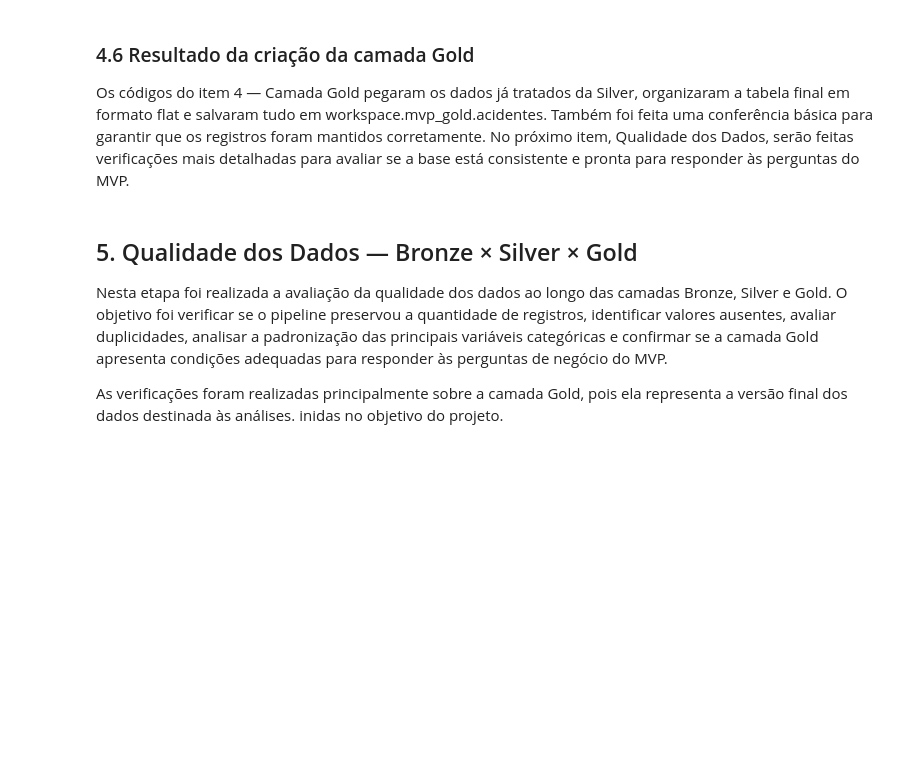
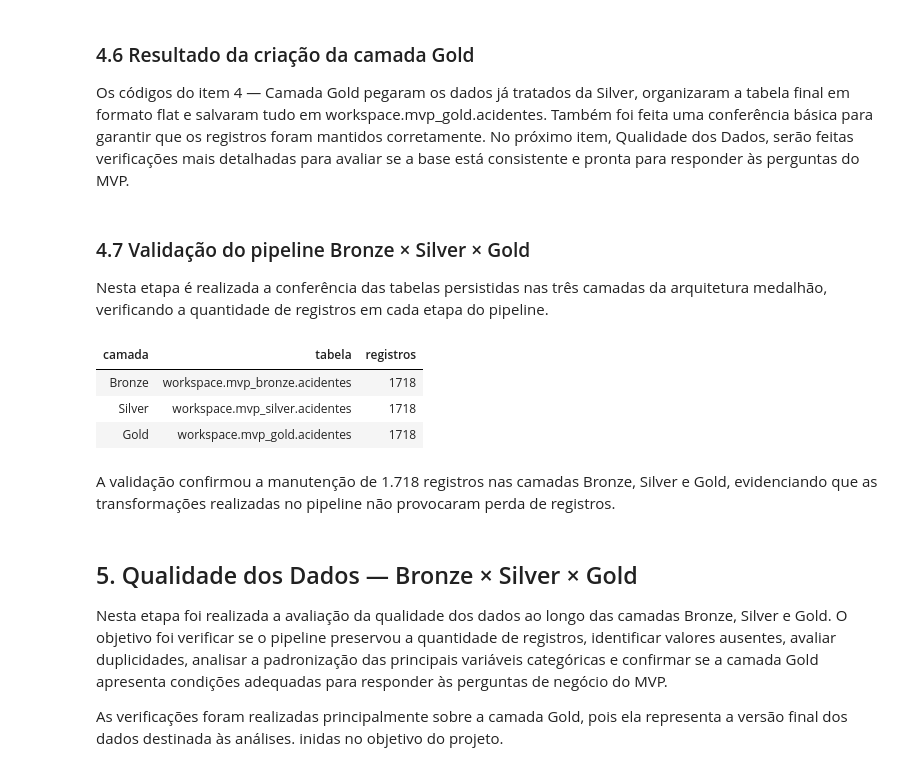
Before and after one commit to afreire1174-png/mvp-acidentes-setor-eletrico, a Jupyter notebook: MVP_Analise_Registros_Seguranca_Setor_Eletrico.ipynb, the cells around one changed output. Drawn from its saved outputs; the diff is of its cells as text; code cells hidden in the pictures; blank space fills up the shorter version.

```diff
--- a/MVP_Analise_Registros_Seguranca_Setor_Eletrico.ipynb
+++ b/MVP_Analise_Registros_Seguranca_Setor_Eletrico.ipynb
@@ -945,6 +952,36 @@ Interpretação: A comparação entre as camadas Silver e Gold mostrou que a qua
 Os códigos do item 4 — Camada Gold pegaram os dados já tratados da Silver, organizaram a tabela final em formato flat e salvaram tudo em workspace.mvp_gold.acidentes.
 Também foi feita uma conferência básica para garantir que os registros foram mantidos corretamente.
 No próximo item, Qualidade dos Dados, serão feitas verificações mais detalhadas para avaliar se a base está consistente e pronta para responder às perguntas do MVP.
+# %% [markdown]
+### 4.7 Validação do pipeline Bronze × Silver × Gold
+
+Nesta etapa é realizada a conferência das tabelas persistidas nas três camadas da arquitetura medalhão, verificando a quantidade de registros em cada etapa do pipeline.
+# %%
+tabelas = {
+    "Bronze": "workspace.mvp_bronze.acidentes",
+    "Silver": "workspace.mvp_silver.acidentes",
+    "Gold": "workspace.mvp_gold.acidentes"
+}
+
+resultados = []
+
+for camada, tabela in tabelas.items():
+    df = spark.table(tabela)
+    resultados.append((camada, tabela, df.count()))
+
+df_validacao = spark.createDataFrame(
+    resultados,
+    ["camada", "tabela", "registros"]
+)
+
+display(df_validacao)
+# %% [output]
+| camada | tabela | registros |
+| Bronze | workspace.mvp_bronze.acidentes | 1718 |
+| Silver | workspace.mvp_silver.acidentes | 1718 |
+| Gold | workspace.mvp_gold.acidentes | 1718 |
+# %% [markdown]
+A validação confirmou a manutenção de 1.718 registros nas camadas Bronze, Silver e Gold, evidenciando que as transformações realizadas no pipeline não provocaram perda de registros.
 # %% [markdown]
 
 ## 5. Qualidade dos Dados — Bronze × Silver × Gold
```
Also changed, not shown: parts of 3 cells of this notebook.
